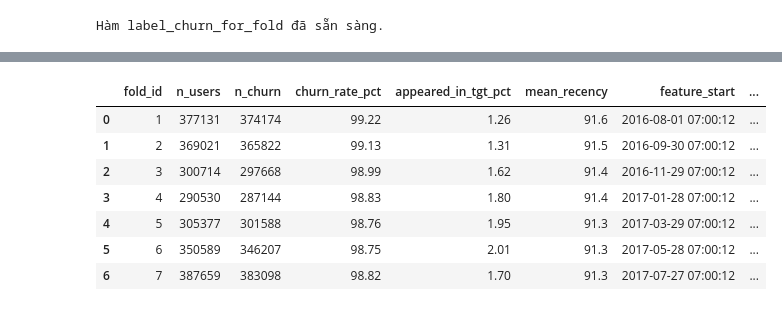
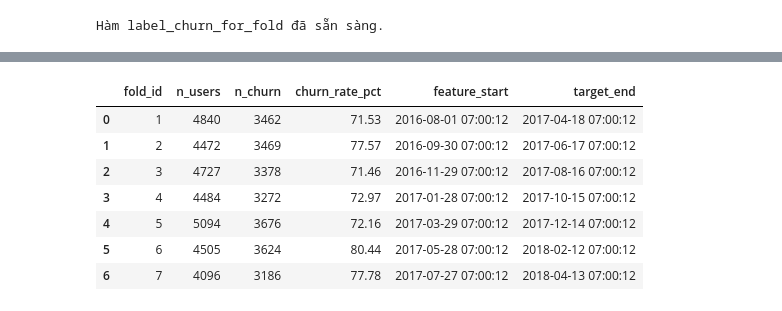
Before and after one commit to groups2/data_driven_marketing, a Jupyter notebook: Notebooks/Churn_Labeling.ipynb, the cells around one changed output, grey strips where cells are left out. Saved outputs shown, nothing was run; the diff lists cells and outputs as text; code cells hidden in the pictures.

Commit message:
churn for purchased customers

```diff
--- a/Notebooks/Churn_Labeling.ipynb
+++ b/Notebooks/Churn_Labeling.ipynb
@@ -37,38 +35,44 @@ Shape: (1708337, 60)
 Date range: 2016-08-01 07:00:12 -> 2018-05-01 06:56:58
 # %%
 # ==============================================================
-# BƯỚC 1: Tính IPT (Inter-Purchase Time)
-# Chỉ tính trên toàn bộ lịch sử, KHÔNG dùng feature/target window
-# Mục đích: xác định ngưỡng churn toàn cục
+# BƯỚC 1: Tính IPT (Inter-Purchase Time) - CHỈ DỰA TRÊN GIAO DỊCH MUA
+# Chỉ tính trên các khách hàng đã từng phát sinh doanh thu (revenue > 0)
 # ==============================================================
 
-# Lấy 1 session/ngày mỗi user (unique visit per day)
-visits = (
-    df[['fullVisitorId', 'event_date']]
+# Lọc CHỈ các session có giao dịch mua hàng thực sự
+purchases = (
+    df[df['transactionRevenue'] > 0][['fullVisitorId', 'event_date']]
     .drop_duplicates()
     .sort_values(['fullVisitorId', 'event_date'])
     .copy()
 )
 
-# Tính khoảng cách giữa các lần visit liên tiếp
-visits['prev_date'] = visits.groupby('fullVisitorId')['event_date'].shift(1)
-visits['ipt_days'] = (visits['event_date'] - visits['prev_date']).dt.days
+print(f"Tổng số giao dịch mua: {len(purchases):,}")
+print(f"Số khách hàng đã mua: {purchases['fullVisitorId'].nunique():,}")
 
-# Chỉ giữ các user có >= 2 lần visit mới tính được IPT
-ipt_series = visits['ipt_days'].dropna()
+# Tính khoảng cách giữa các lần MUA liên tiếp
+purchases['prev_purchase_date'] = purchases.groupby('fullVisitorId')['event_date'].shift(1)
+purchases['ipt_days'] = (purchases['event_date'] - purchases['prev_purchase_date']).dt.days
+
+# Chỉ giữ các khách hàng có >= 2 lần mua mới tính được IPT
+ipt_series = purchases['ipt_days'].dropna()
+
+# Số khách hàng mua lặp lại (repeat buyers)
+repeat_buyers = purchases[purchases['prev_purchase_date'].notna()]['fullVisitorId'].nunique()
 
 mu = ipt_series.mean()
 sigma = ipt_series.std()
 lapse_point = mu + 2 * sigma
 
 print('='*60)
-print('IPT Statistics (toàn bộ lịch sử):')
-print(f'  Số cặp visit có IPT: {len(ipt_series):,}')
-print(f'  Mean IPT (μ):        {mu:.2f} ngày')
-print(f'  Std IPT (σ):         {sigma:.2f} ngày')
-print(f'  Lapse Point (μ+2σ):  {lapse_point:.2f} ngày')
+print('IPT Statistics (chỉ dựa trên giao dịch mua):')
+print(f'  Số khách hàng mua lặp lại: {repeat_buyers:,}')
+print(f'  Số cặp mua hàng có IPT:    {len(ipt_series):,}')
+print(f'  Mean IPT (μ):               {mu:.2f} ngày')
+print(f'  Std IPT (σ):                {sigma:.2f} ngày')
+print(f'  Lapse Point (μ+2σ):         {lapse_point:.2f} ngày')
 print('='*60)
 print()
-print(f'Ý nghĩa: Nếu khách không quay lại sau {lapse_point:.0f} ngày,')
+print(f'Ý nghĩa: Nếu khách hàng ĐÃ MUA không mua lại sau {lapse_point:.0f} ngày,')
 print('         xác suất họ đã churn > 95%.')
 # %% [output]
@@ -292,40 +292,37 @@ Churn rate tổng: 98.94%
 # %%
 # ==============================================================
 # BƯỚC 5: Kiểm tra phân bố nhãn theo fold
 # ==============================================================
 
 summary = (
     all_labels.groupby('fold_id')
     .agg(
         n_users          = ('fullVisitorId', 'count'),
         n_churn          = ('churn', 'sum'),
         churn_rate       = ('churn', 'mean'),
-        appeared_in_tgt  = ('appeared_in_target', 'mean'),
         mean_recency     = ('recency_days', 'mean'),
         feature_start    = ('feature_start', 'first'),
         target_end       = ('target_end', 'first')
     )
     .reset_index()
 )
 
 summary['churn_rate_pct']      = (summary['churn_rate'] * 100).round(2)
-summary['appeared_in_tgt_pct'] = (summary['appeared_in_tgt'] * 100).round(2)
 summary['mean_recency']        = summary['mean_recency'].round(1)
 
 display(summary[[
     'fold_id', 'n_users', 'n_churn', 'churn_rate_pct',
-    'appeared_in_tgt_pct', 'mean_recency',
     'feature_start', 'target_end'
 ]])
 # %% [output]
-|  | fold_id | n_users | n_churn | churn_rate_pct | appeared_in_tgt_pct | mean_recency | feature_start | ... |
-| 0 | 1 | 377131 | 374174 | 99.22 | 1.26 | 91.6 | 2016-08-01 07:00:12 | ... |
-| 1 | 2 | 369021 | 365822 | 99.13 | 1.31 | 91.5 | 2016-09-30 07:00:12 | ... |
-| 2 | 3 | 300714 | 297668 | 98.99 | 1.62 | 91.4 | 2016-11-29 07:00:12 | ... |
-| 3 | 4 | 290530 | 287144 | 98.83 | 1.80 | 91.4 | 2017-01-28 07:00:12 | ... |
-| 4 | 5 | 305377 | 301588 | 98.76 | 1.95 | 91.3 | 2017-03-29 07:00:12 | ... |
-| 5 | 6 | 350589 | 346207 | 98.75 | 2.01 | 91.3 | 2017-05-28 07:00:12 | ... |
-| 6 | 7 | 387659 | 383098 | 98.82 | 1.70 | 91.3 | 2017-07-27 07:00:12 | ... |
+|  | fold_id | n_users | n_churn | churn_rate_pct | feature_start | target_end |
+| 0 | 1 | 4840 | 3462 | 71.53 | 2016-08-01 07:00:12 | 2017-04-18 07:00:12 |
+| 1 | 2 | 4472 | 3469 | 77.57 | 2016-09-30 07:00:12 | 2017-06-17 07:00:12 |
+| 2 | 3 | 4727 | 3378 | 71.46 | 2016-11-29 07:00:12 | 2017-08-16 07:00:12 |
+| 3 | 4 | 4484 | 3272 | 72.97 | 2017-01-28 07:00:12 | 2017-10-15 07:00:12 |
+| 4 | 5 | 5094 | 3676 | 72.16 | 2017-03-29 07:00:12 | 2017-12-14 07:00:12 |
+| 5 | 6 | 4505 | 3624 | 80.44 | 2017-05-28 07:00:12 | 2018-02-12 07:00:12 |
+| 6 | 7 | 4096 | 3186 | 77.78 | 2017-07-27 07:00:12 | 2018-04-13 07:00:12 |
 # %%
 # ==============================================================
 # BƯỚC 6: Visualize churn rate & recency distribution
```
Also changed, not shown: parts of 11 cells of this notebook.
